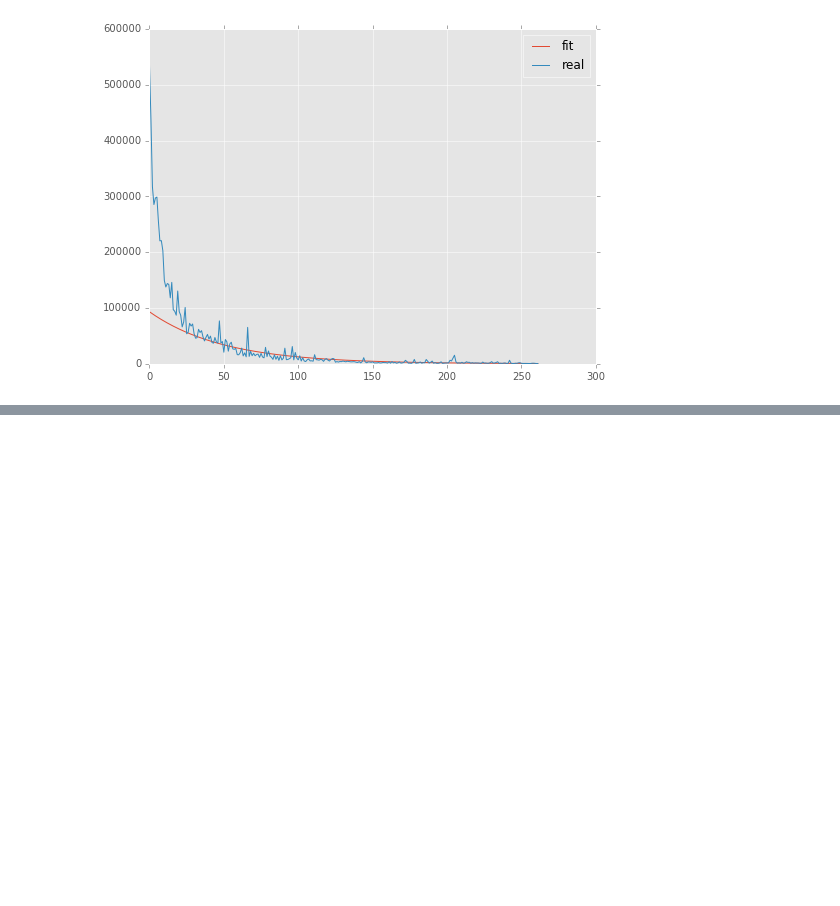
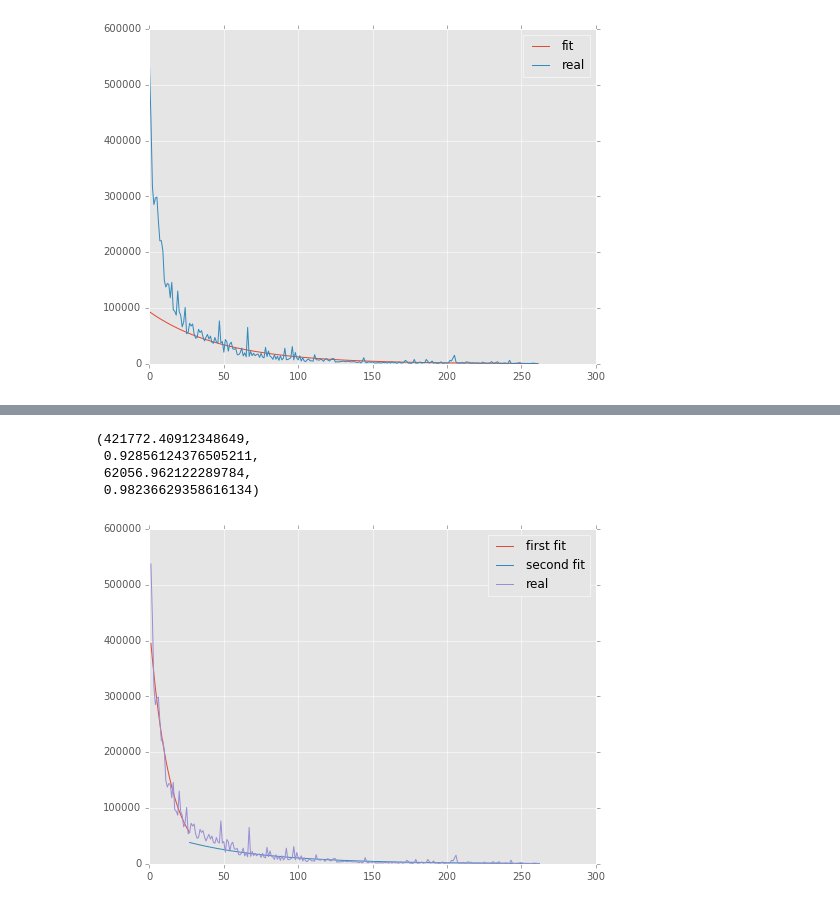
Before and after one commit to yiyuezhuo/euler, a Jupyter notebook: fitting.ipynb, the cells around one changed output, grey strips where cells are left out. Cells and saved outputs as stored; diff of their text form; code cells hidden in the pictures; blank space fills up the shorter version.

```diff
--- a/fitting.ipynb
+++ b/fitting.ipynb
@@ -235,3 +245,11 @@ plt.legend()
 plt.show()
 # %% [output]
 [figure]
+# %%
+K = int(df.shape[0] * 1/10)
+df['lid'] = df['id'] * (df['id'] < K)
+df['rid'] = df['id'] * (df['id'] >= K)
+df['lC'] = (df['id'] < K).astype('int')
+df['rC'] = (df['id'] >= K).astype('int')
+#df['lK'] = df['id'] < K
+#df['gK'] = df['id] >= K
@@ -237,0 +300,26 @@ plt.show()
+# %%
+logn1,logp1,logn2,logp2 = res.params
+n1,p1,n2,p2 = exp(logn1),exp(logp1),exp(logn2),exp(logp2)
+n1,p1,n2,p2
+# %% [output]
+(421772.40912348649,
+ 0.92856124376505211,
+ 62056.962122289784,
+ 0.98236629358616134)
+# %%
+res2 = smf.ols('log(solve) ~ id',data=df2).fit()
+logn2,logp2 = res2.params
+n2,p2 = exp(logn2),exp(logp2)
+# %%
+res3 = smf.ols('log(solve) ~ id',data=df3).fit()
+logn3,logp3 = res3.params
+n3,p3 = exp(logn3),exp(logp3)
+# %%
+plt.plot(df2.id,n2*p2**df2.id,label='first fit')
+plt.plot(df3.id,n3*p3**df3.id,label='second fit')
+plt.plot(df.id,df.solve,label='real')
+#plt.yscale('log')
+plt.legend()
+plt.show()
+# %% [output]
+[figure, added]
```
Also changed, not shown: parts of 95 cells of this notebook, 1 other file.
